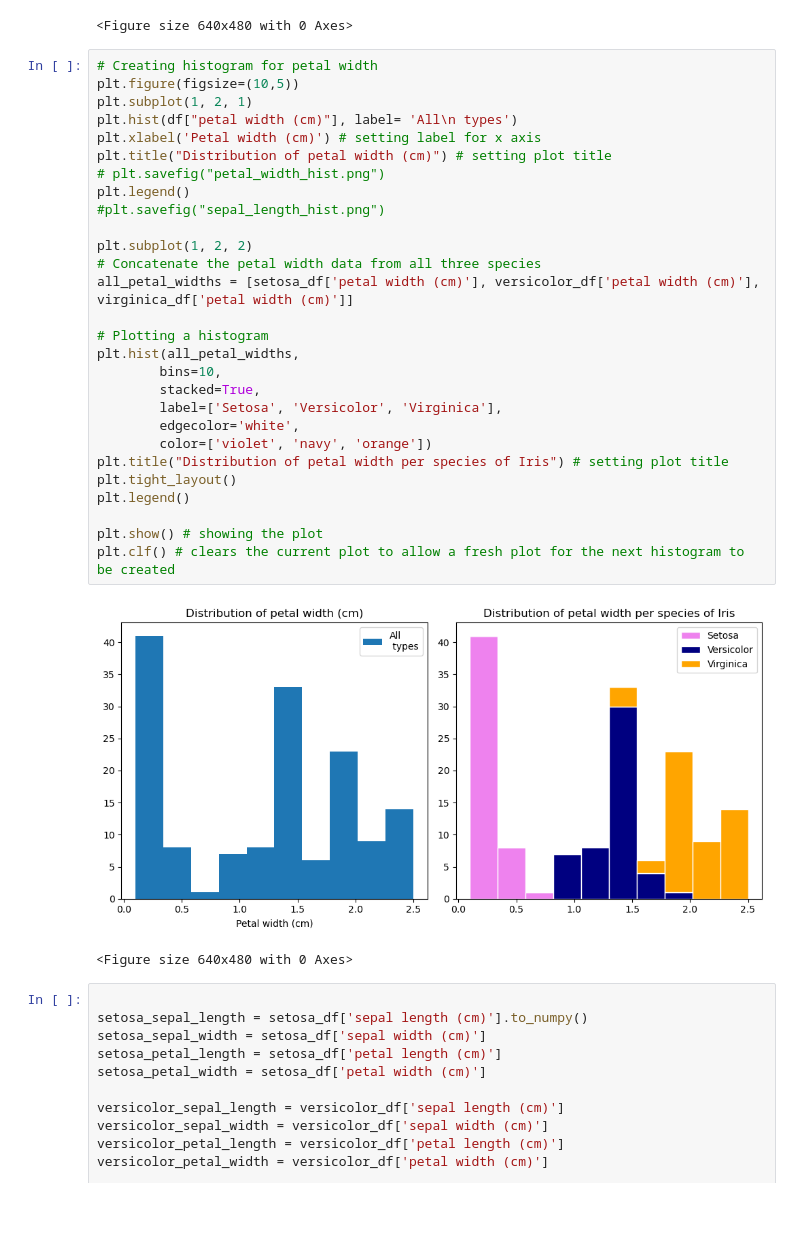
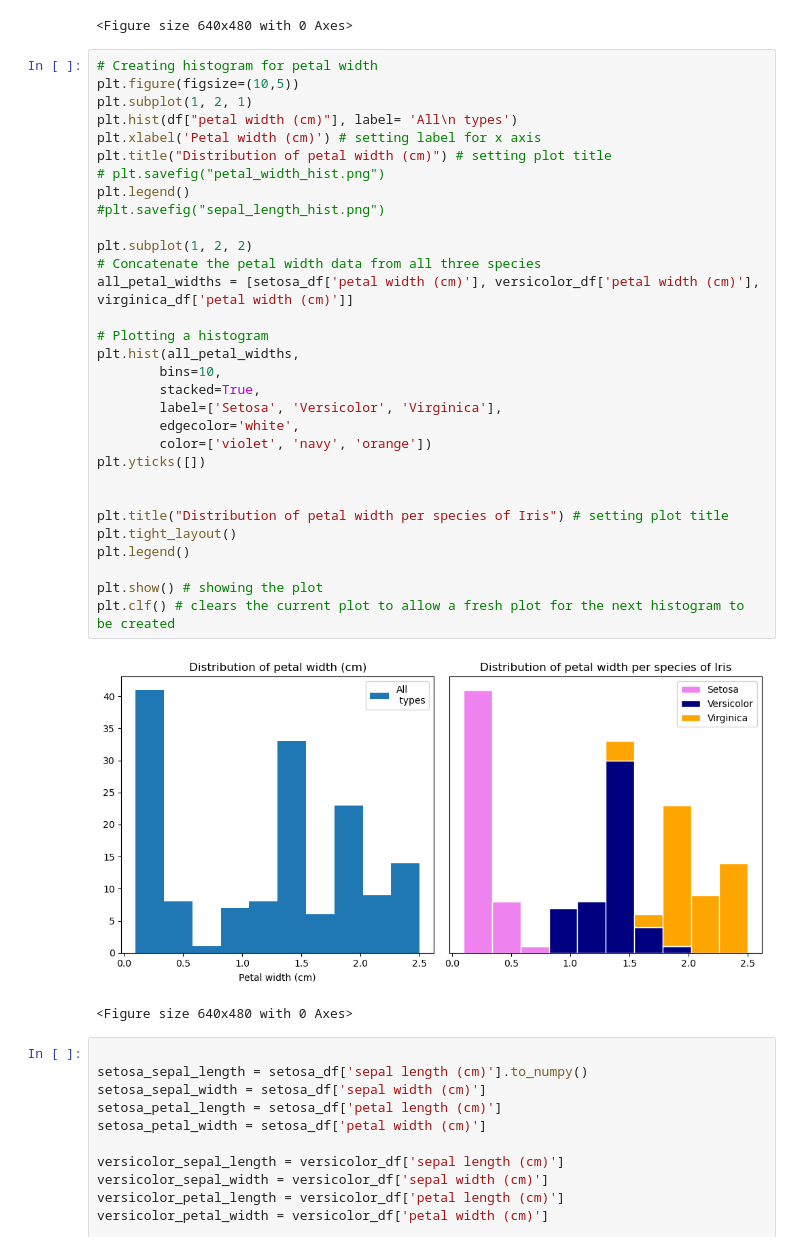
Before and after one commit to Ange-Dvs/pands-project, a Jupyter notebook: iris.ipynb, the cells around one changed output. Cells and saved outputs as stored; diff of their text form; blank space fills up the shorter version.

```diff
--- a/iris.ipynb
+++ b/iris.ipynb
@@ -286,33 +451,36 @@ plt.clf() # clears the current plot to allow a fresh plot for the next histogram
 # %%
 # Creating histogram for petal width
 plt.figure(figsize=(10,5))
 plt.subplot(1, 2, 1)
 plt.hist(df["petal width (cm)"], label= 'All\n types')
 plt.xlabel('Petal width (cm)') # setting label for x axis
 plt.title("Distribution of petal width (cm)") # setting plot title
 # plt.savefig("petal_width_hist.png")
 plt.legend()
 #plt.savefig("sepal_length_hist.png")
 
 plt.subplot(1, 2, 2)
 # Concatenate the petal width data from all three species
 all_petal_widths = [setosa_df['petal width (cm)'], versicolor_df['petal width (cm)'], virginica_df['petal width (cm)']]
 
 # Plotting a histogram
 plt.hist(all_petal_widths,
         bins=10,
         stacked=True,
         label=['Setosa', 'Versicolor', 'Virginica'],
         edgecolor='white',
         color=['violet', 'navy', 'orange'])
+plt.yticks([])
+
+
 plt.title("Distribution of petal width per species of Iris") # setting plot title
 plt.tight_layout()
 plt.legend()
 
 plt.show() # showing the plot
 plt.clf() # clears the current plot to allow a fresh plot for the next histogram to be created
 # %% [output]
-[figure, old version]
+[figure, new version]
 <Figure size 640x480 with 0 Axes>
 # %%
 
```
Also changed, not shown: parts of 14 cells of this notebook, 1 other file.
